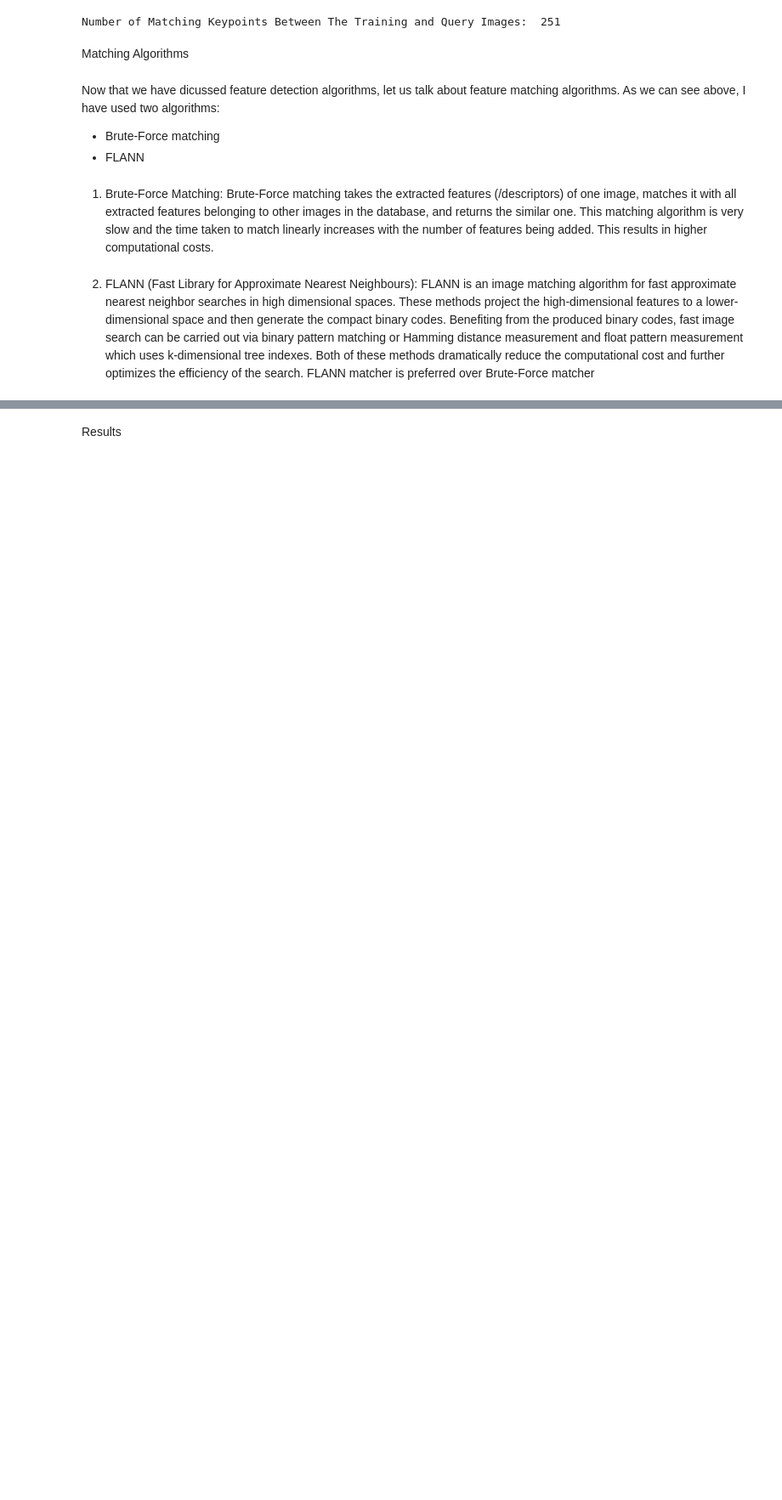
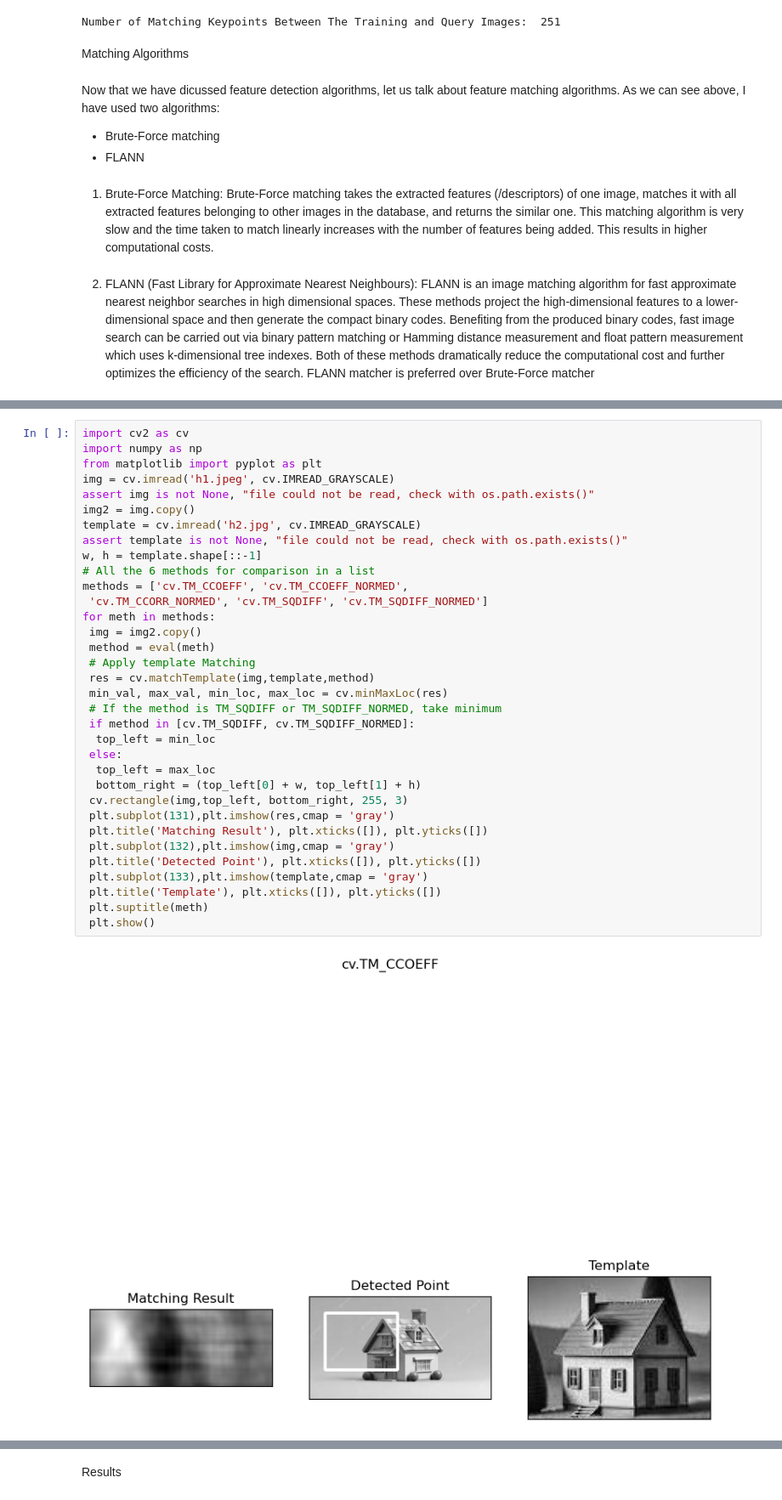
Before and after one commit to chinmayeeet/Image-Processing, a Jupyter notebook: imageMatching/imgMatch.ipynb, the cells around one changed output, grey strips where cells are left out. Shown at 85% size. Cells and saved outputs as stored; diff of their text form; blank space fills up the shorter version.

```diff
--- a/imageMatching/imgMatch.ipynb
+++ b/imageMatching/imgMatch.ipynb
@@ -304,0 +351,36 @@ FLANN is an image matching algorithm for fast approximate nearest neighbor searc
+# %%
+import cv2 as cv
+import numpy as np
+from matplotlib import pyplot as plt
+img = cv.imread('h1.jpeg', cv.IMREAD_GRAYSCALE)
+assert img is not None, "file could not be read, check with os.path.exists()"
+img2 = img.copy()
+template = cv.imread('h2.jpg', cv.IMREAD_GRAYSCALE)
+assert template is not None, "file could not be read, check with os.path.exists()"
+w, h = template.shape[::-1]
+# All the 6 methods for comparison in a list
+methods = ['cv.TM_CCOEFF', 'cv.TM_CCOEFF_NORMED',
+ 'cv.TM_CCORR_NORMED', 'cv.TM_SQDIFF', 'cv.TM_SQDIFF_NORMED']
+for meth in methods:
+ img = img2.copy()
+ method = eval(meth)
+ # Apply template Matching
+ res = cv.matchTemplate(img,template,method)
+ min_val, max_val, min_loc, max_loc = cv.minMaxLoc(res)
+ # If the method is TM_SQDIFF or TM_SQDIFF_NORMED, take minimum
+ if method in [cv.TM_SQDIFF, cv.TM_SQDIFF_NORMED]:
+  top_left = min_loc
+ else:
+  top_left = max_loc
+  bottom_right = (top_left[0] + w, top_left[1] + h)
+ cv.rectangle(img,top_left, bottom_right, 255, 3)
+ plt.subplot(131),plt.imshow(res,cmap = 'gray')
+ plt.title('Matching Result'), plt.xticks([]), plt.yticks([])
+ plt.subplot(132),plt.imshow(img,cmap = 'gray')
+ plt.title('Detected Point'), plt.xticks([]), plt.yticks([])
+ plt.subplot(133),plt.imshow(template,cmap = 'gray')
+ plt.title('Template'), plt.xticks([]), plt.yticks([])
+ plt.suptitle(meth)
+ plt.show()
+# %% [output]
+[figure, added]
```
Also changed, not shown: parts of 8 cells of this notebook, 5 other files.
